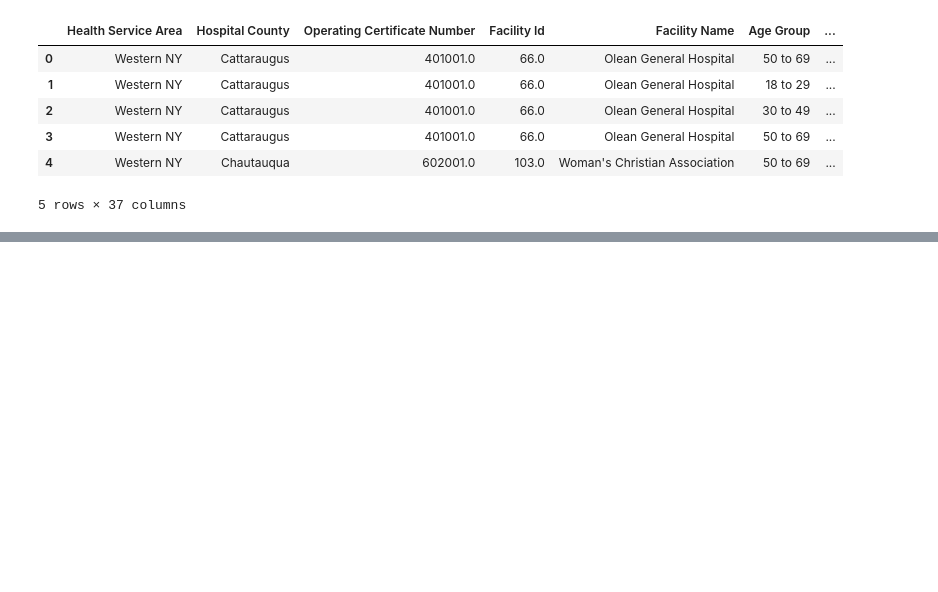
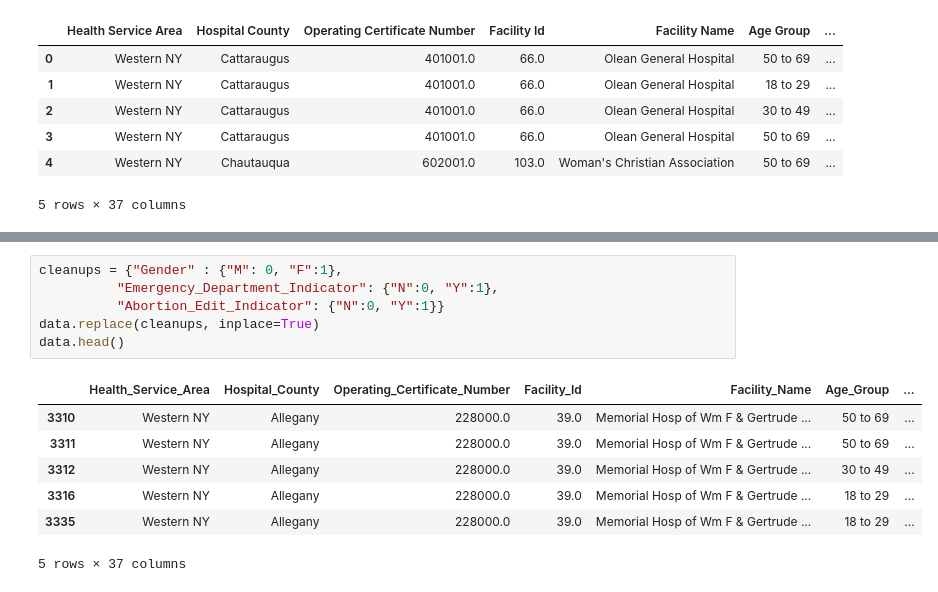
Before and after one commit to deepjyotiroy079/MinorProject, a Jupyter notebook: Minor_Project.ipynb, the cells around one changed output, grey strips where cells are left out. Cells and saved outputs as stored; diff of their text form; blank space fills up the shorter version.

Commit message:
dataset cleanup

```diff
--- a/Minor_Project.ipynb
+++ b/Minor_Project.ipynb
@@ -124,0 +171,14 @@ total_missing = missing_values_count.sum()
+# %%
+cleanups = {"Gender" : {"M": 0, "F":1},
+          "Emergency_Department_Indicator": {"N":0, "Y":1},
+          "Abortion_Edit_Indicator": {"N":0, "Y":1}}
+data.replace(cleanups, inplace=True)
+data.head()
+# %% [output]
+|  | Health_Service_Area | Hospital_County | Operating_Certificate_Number | Facility_Id | Facility_Name | Age_Group | ... |
+| 3310 | Western NY | Allegany | 228000.0 | 39.0 | Memorial Hosp of Wm F & Gertrude ... | 50 to 69 | ... |
+| 3311 | Western NY | Allegany | 228000.0 | 39.0 | Memorial Hosp of Wm F & Gertrude ... | 50 to 69 | ... |
+| 3312 | Western NY | Allegany | 228000.0 | 39.0 | Memorial Hosp of Wm F & Gertrude ... | 30 to 49 | ... |
+| 3316 | Western NY | Allegany | 228000.0 | 39.0 | Memorial Hosp of Wm F & Gertrude ... | 18 to 29 | ... |
+| 3335 | Western NY | Allegany | 228000.0 | 39.0 | Memorial Hosp of Wm F & Gertrude ... | 18 to 29 | ... |
+5 rows × 37 columns
```
Also changed, not shown: parts of 20 cells of this notebook.
